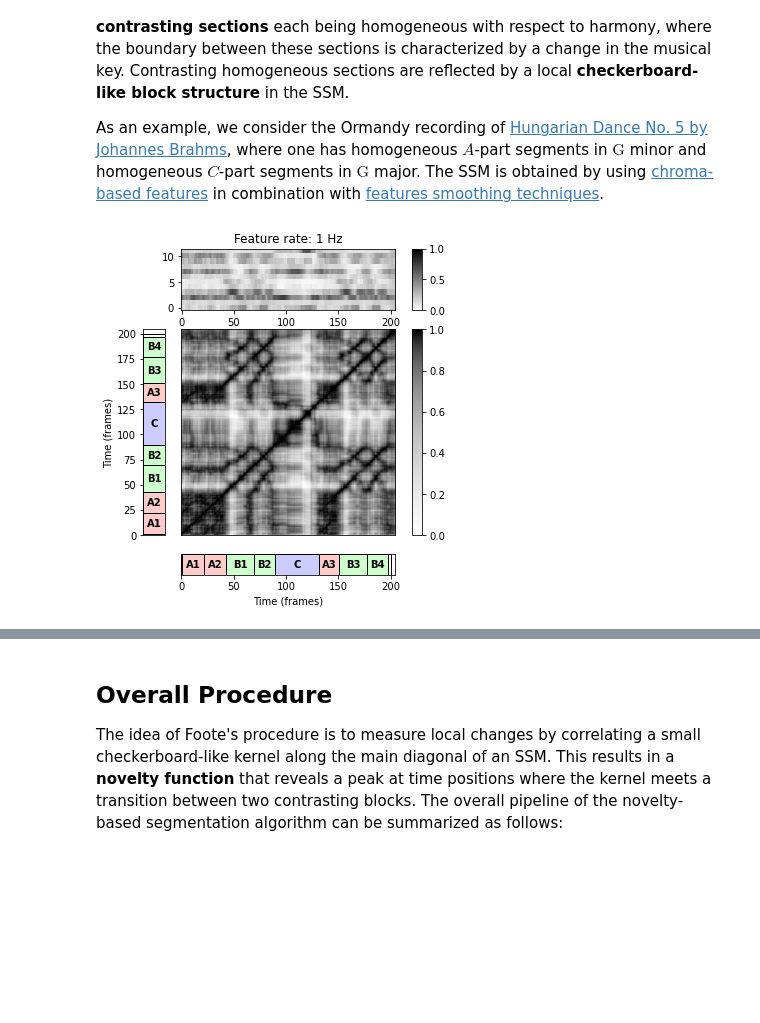
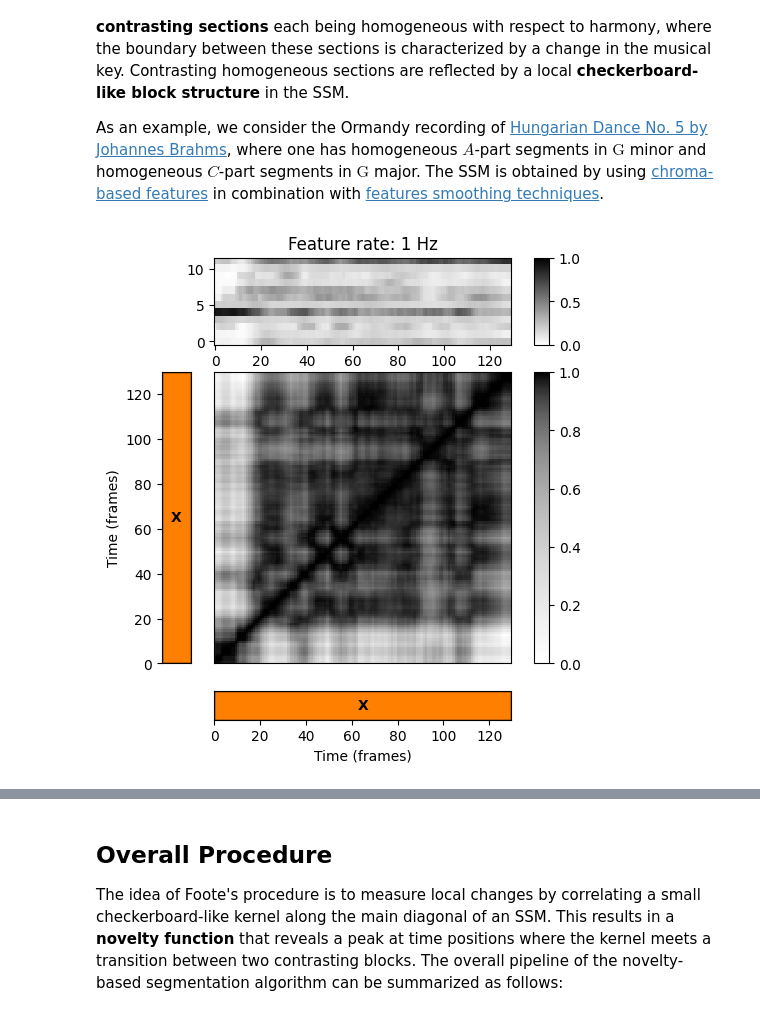
Before and after one commit to Dhracyr/MPA_SSM_and_ScapePlot_C4, a Jupyter notebook: C4S4_NoveltySegmentation.ipynb, the cells around one changed output, grey strips where cells are left out. Cells and saved outputs as stored; diff of their text form; code cells hidden in the pictures; blank space fills up the shorter version.

Commit message:
:recycle: Adapt code so it works for our own sounds without annotations

```diff
--- a/C4S4_NoveltySegmentation.ipynb
+++ b/C4S4_NoveltySegmentation.ipynb
@@ -33,40 +33,39 @@ As an example, we consider the Ormandy recording of [Hungarian Dance No. 5 by Jo
 # %%
 import numpy as np
 import os, sys, librosa
 from scipy import signal
 from matplotlib import pyplot as plt
 import matplotlib
 import matplotlib.gridspec as gridspec
 import IPython.display as ipd
 import pandas as pd
 from numba import jit
+from CONST import get_wav, calculate_ann
+
 
 sys.path.append('..')
 import libfmp.b
 import libfmp.c2
 import libfmp.c3
 import libfmp.c4
 
 %matplotlib inline
 
-# Annotation
-filename = 'FMP_C4_Audio_Brahms_HungarianDances-05_Ormandy.csv'
-fn_ann = os.path.join('..', 'data', 'C4', filename)
-ann, color_ann = libfmp.c4.read_structure_annotation(fn_ann, fn_ann_color=filename)
-
 # SM
-fn_wav = os.path.join('..', 'data', 'C4', 'FMP_C4_Audio_Brahms_HungarianDances-05_Ormandy.wav')
+fn_wav = os.path.join('own_music_data', '01 Main Theme (Aberration).wav')
 tempo_rel_set = libfmp.c4.compute_tempo_rel_set(0.66, 1.5, 5)
 x, x_duration, X, Fs_X, S, I = libfmp.c4.compute_sm_from_filename(fn_wav,
                                                 L=81, H=10, L_smooth=1, thresh=1)
+Fs = 22050
+ann, color_ann, x_duration = calculate_ann(x, Fs)
 
 # Visualization
 ann_frames = libfmp.c4.convert_structure_annotation(ann, Fs=Fs_X)
 fig, ax = libfmp.c4.plot_feature_ssm(X, 1, S, 1, ann_frames, x_duration*Fs_X,
             label='Time (frames)', color_ann=color_ann, clim_X=[0,1], clim=[0,1],
             title='Feature rate: %0.0f Hz'%(Fs_X))
 # %% [output]
-[figure, old version]
+[figure, new version]
 # %% [markdown]
 <audio style="width: 320px;" src="../data/C4/FMP_C4_Audio_Brahms_HungarianDances-05_Ormandy.mp3" type="audio/mpeg" controls="controls"></audio>
 # %% [markdown]
```
Also changed, not shown: parts of 5 cells of this notebook, 10 other files.
